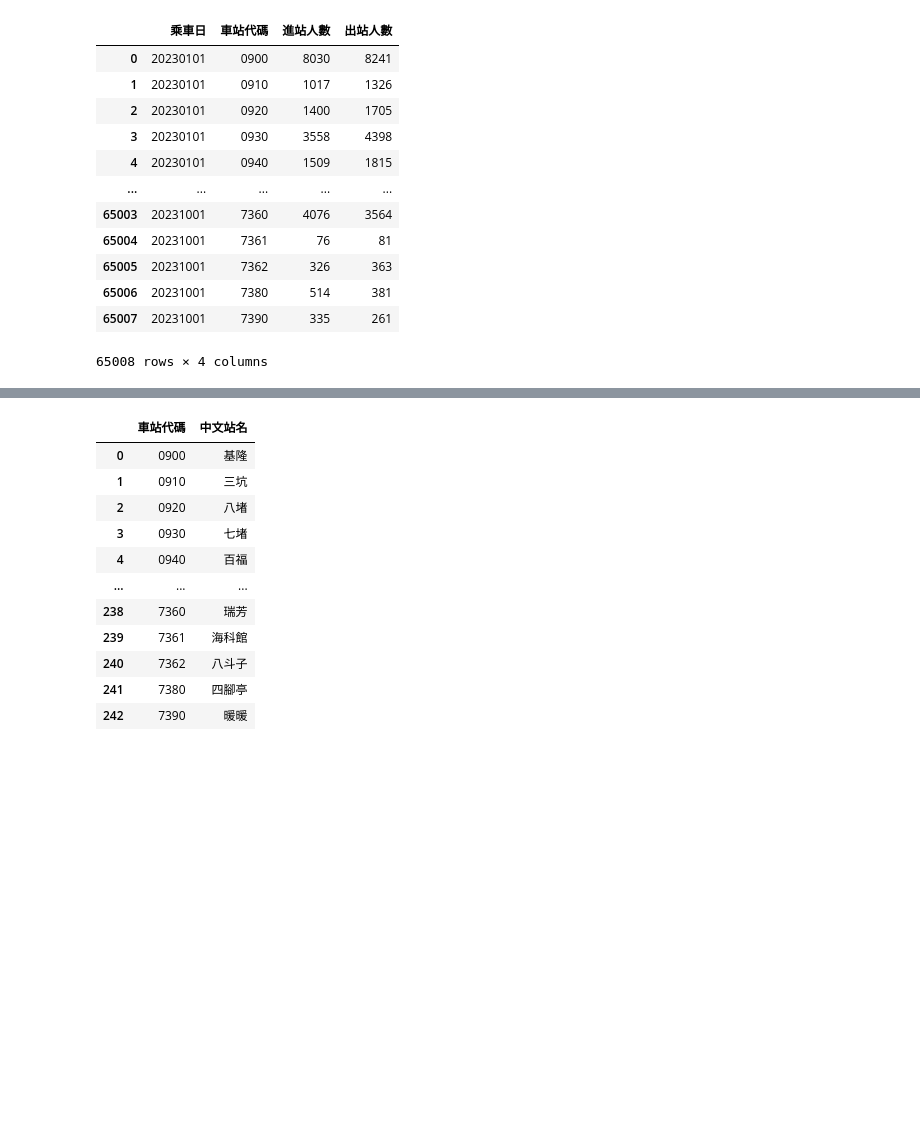
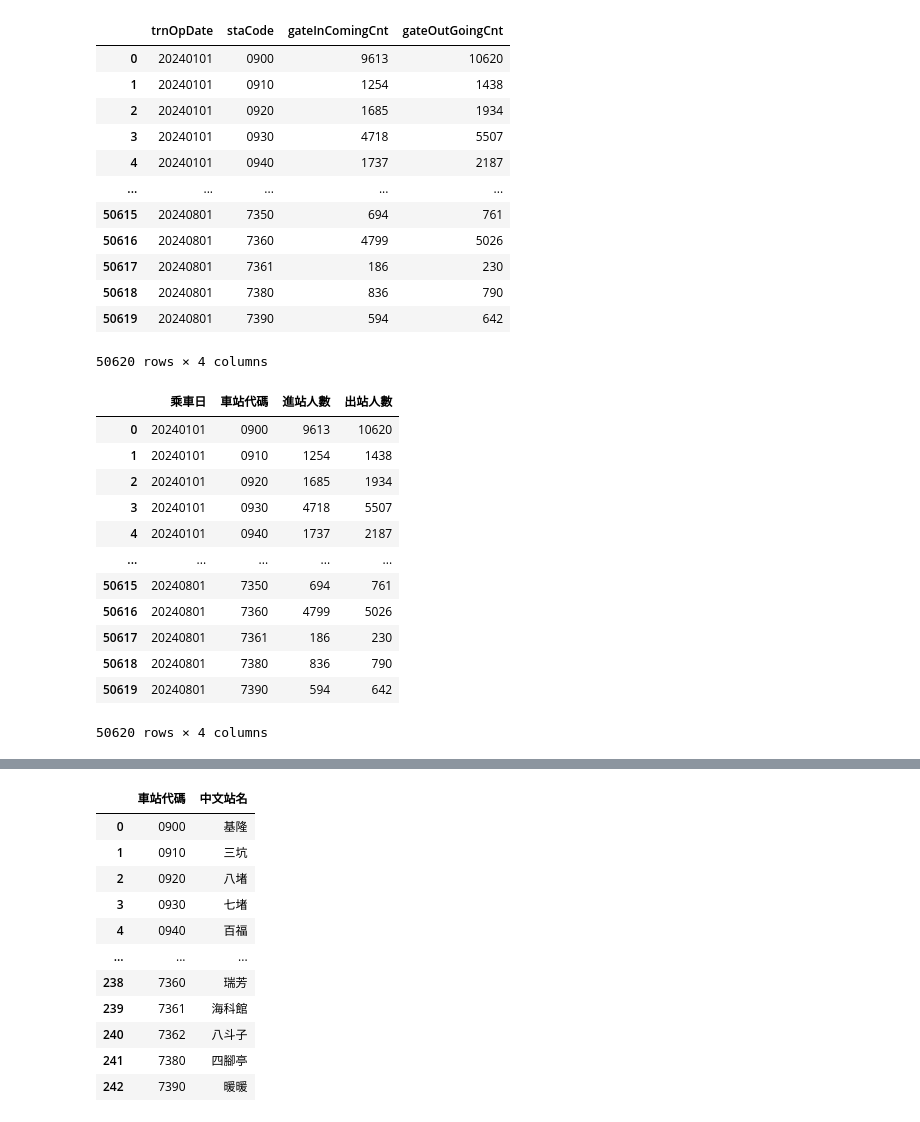
Before and after one commit to Jiarung02/Bryan_2005, a Jupyter notebook: lesson21_4.ipynb, the cells around one changed output, grey strips where cells are left out. Saved outputs shown, nothing was run; the diff lists cells and outputs as text; code cells hidden in the pictures; blank space fills up the shorter version.

```diff
--- a/lesson21_4.ipynb
+++ b/lesson21_4.ipynb
@@ -27,22 +27,38 @@ jsonData
  ...]
+# %%
+dataFrame = pd.DataFrame(jsonData)
+dataFrame
+# %% [output]
+|  | trnOpDate | staCode | gateInComingCnt | gateOutGoingCnt |
+| 0 | 20240101 | 0900 | 9613 | 10620 |
+| 1 | 20240101 | 0910 | 1254 | 1438 |
+| 2 | 20240101 | 0920 | 1685 | 1934 |
+| 3 | 20240101 | 0930 | 4718 | 5507 |
+| 4 | 20240101 | 0940 | 1737 | 2187 |
+| ... | ... | ... | ... | ... |
+| 50615 | 20240801 | 7350 | 694 | 761 |
+| 50616 | 20240801 | 7360 | 4799 | 5026 |
+| 50617 | 20240801 | 7361 | 186 | 230 |
+| 50618 | 20240801 | 7380 | 836 | 790 |
+| 50619 | 20240801 | 7390 | 594 | 642 |
+50620 rows × 4 columns
 # %%
-dataFrame = pd.DataFrame(jsonData)
 dataFrame.columns = ['乘車日','車站代碼','進站人數','出站人數']
 dataFrame
 # %% [output]
 |  | 乘車日 | 車站代碼 | 進站人數 | 出站人數 |
-| 0 | 20230101 | 0900 | 8030 | 8241 |
-| 1 | 20230101 | 0910 | 1017 | 1326 |
-| 2 | 20230101 | 0920 | 1400 | 1705 |
-| 3 | 20230101 | 0930 | 3558 | 4398 |
-| 4 | 20230101 | 0940 | 1509 | 1815 |
+| 0 | 20240101 | 0900 | 9613 | 10620 |
+| 1 | 20240101 | 0910 | 1254 | 1438 |
+| 2 | 20240101 | 0920 | 1685 | 1934 |
+| 3 | 20240101 | 0930 | 4718 | 5507 |
+| 4 | 20240101 | 0940 | 1737 | 2187 |
 | ... | ... | ... | ... | ... |
-| 65003 | 20231001 | 7360 | 4076 | 3564 |
-| 65004 | 20231001 | 7361 | 76 | 81 |
-| 65005 | 20231001 | 7362 | 326 | 363 |
-| 65006 | 20231001 | 7380 | 514 | 381 |
-| 65007 | 20231001 | 7390 | 335 | 261 |
+| 50615 | 20240801 | 7350 | 694 | 761 |
+| 50616 | 20240801 | 7360 | 4799 | 5026 |
+| 50617 | 20240801 | 7361 | 186 | 230 |
+| 50618 | 20240801 | 7380 | 836 | 790 |
+| 50619 | 20240801 | 7390 | 594 | 642 |
-65008 rows × 4 columns
+50620 rows × 4 columns
 # %%
 #trnOpDate(乘車日)、staCode(車站代碼)、gateInComingCnt(進站人數)、gateOutGoingCnt(出站人數)
 # %%
```
Also changed, not shown: parts of 4 cells of this notebook.
